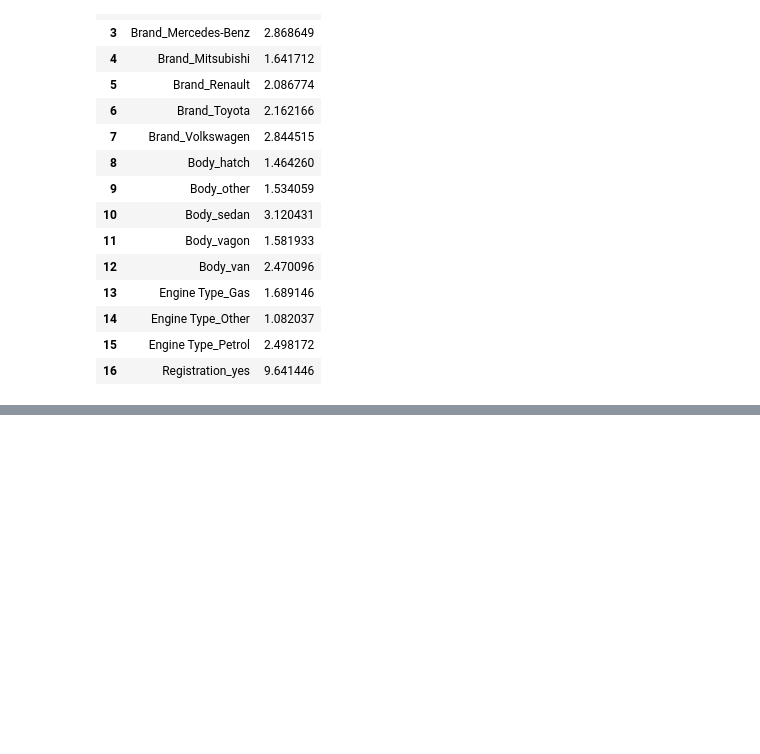
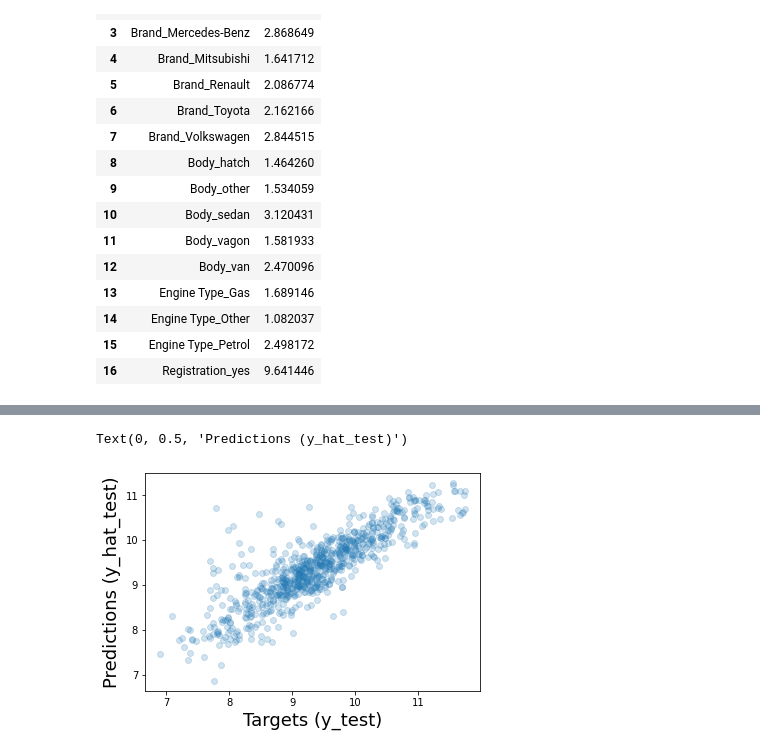
Before and after one commit to amanda8412383/data_science_bootcamp, a Jupyter notebook: linear_regression/praktisch-Übung.ipynb, the cells around one changed output, grey strips where cells are left out. Drawn from its saved outputs; the diff is of its cells as text; code cells hidden in the pictures; blank space fills up the shorter version.

```diff
--- a/linear_regression/praktisch-Übung.ipynb
+++ b/linear_regression/praktisch-Übung.ipynb
@@ -232,0 +324,10 @@ Dummy-Variabels sollten nicht standardisiert werden, dennoch in Maschinellen Ler
+# %%
+#Testdaten plotten
+y_hat_test = reg.predict(X_test)
+#alpha ist die Opazität. Sie macht die Punkte transparent und zeigt so, wo sich viele Punkte überschneiden
+plt.scatter(y_test, y_hat_test, alpha=0.2)
+plt.xlabel('Targets (y_test)',size=18)
+plt.ylabel('Predictions (y_hat_test)',size=18)
+# %% [output]
+Text(0, 0.5, 'Predictions (y_hat_test)')
+[figure, added]
```
Also changed, not shown: parts of 15 cells of this notebook.
